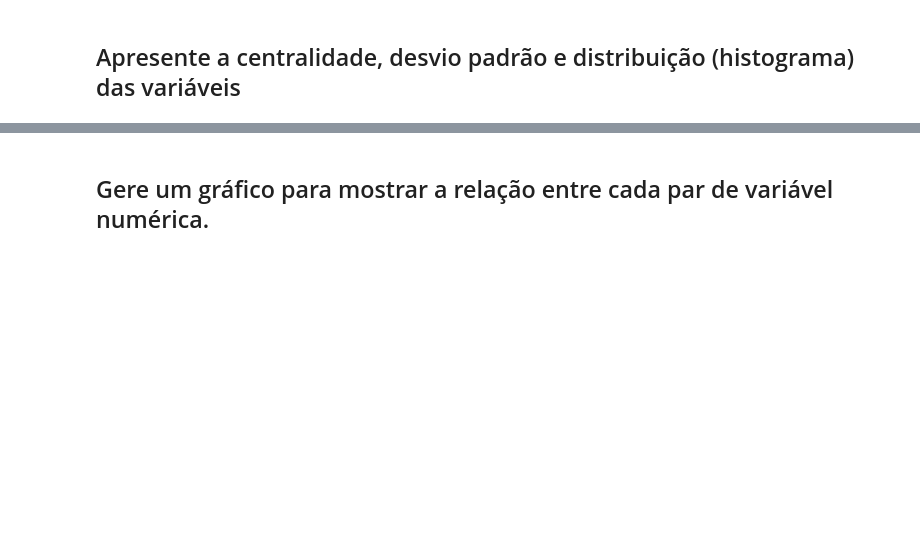
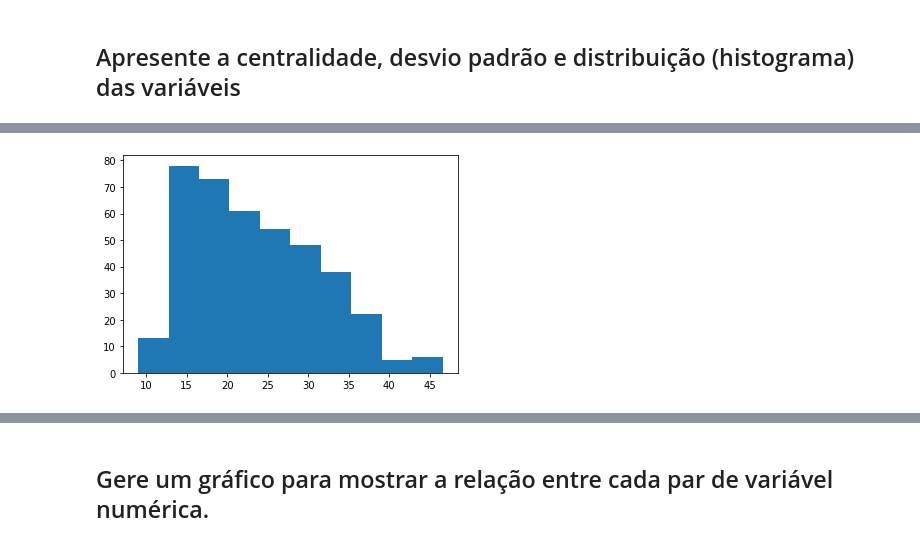
Before and after one commit to taispin/DataScience-DH, a Jupyter notebook: Desafio_0/DSTN02_DESAFIO.ipynb, the cells around one changed output, grey strips where cells are left out. Cells and saved outputs as stored; diff of their text form; code cells hidden in the pictures; blank space fills up the shorter version.

```diff
--- a/Desafio_0/DSTN02_DESAFIO.ipynb
+++ b/Desafio_0/DSTN02_DESAFIO.ipynb
@@ -355,0 +354,6 @@ AttributeError: module 'numpy' has no attribute 'mode'
+# %%
+plt.hist(auto_industry['mpg'])
+
+plt.show()
+# %% [output]
+[figure, added]
```
Also changed, not shown: parts of 24 cells of this notebook.
